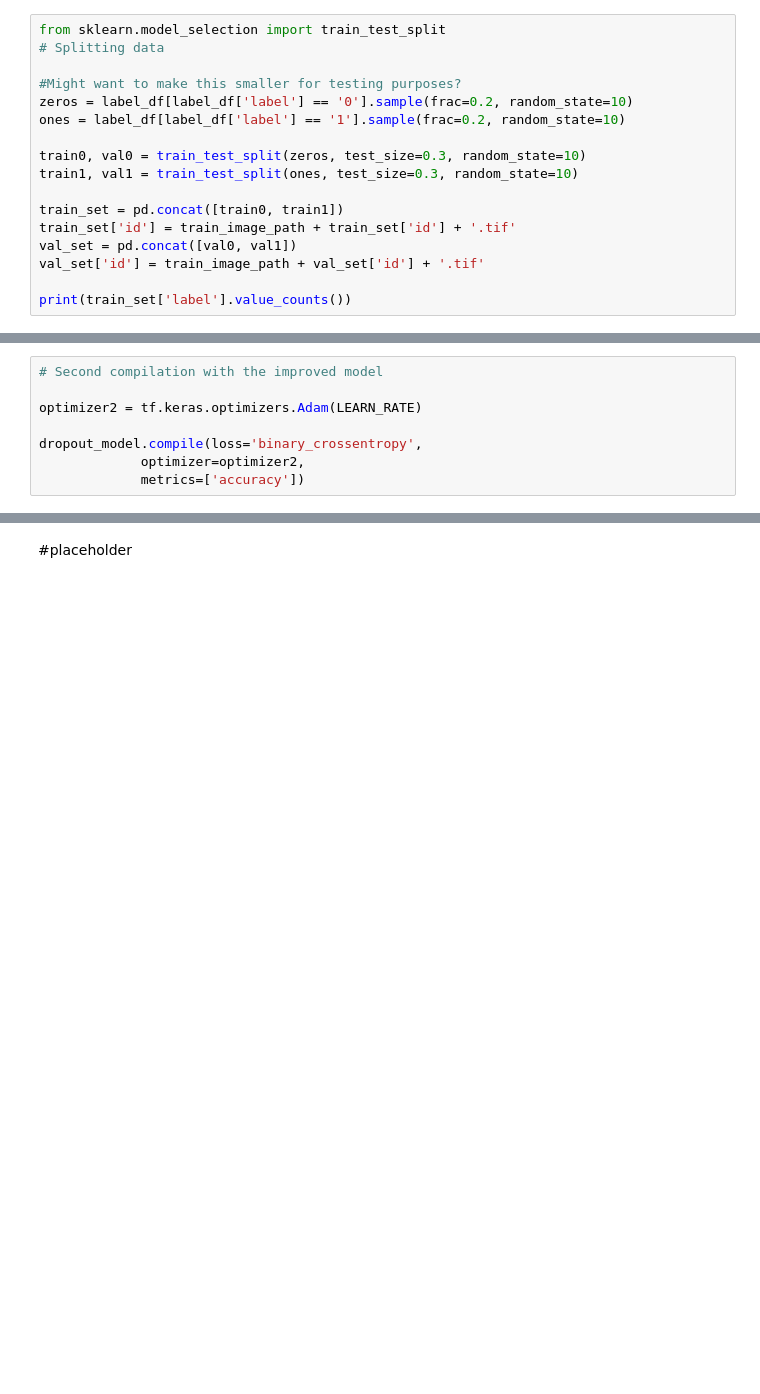
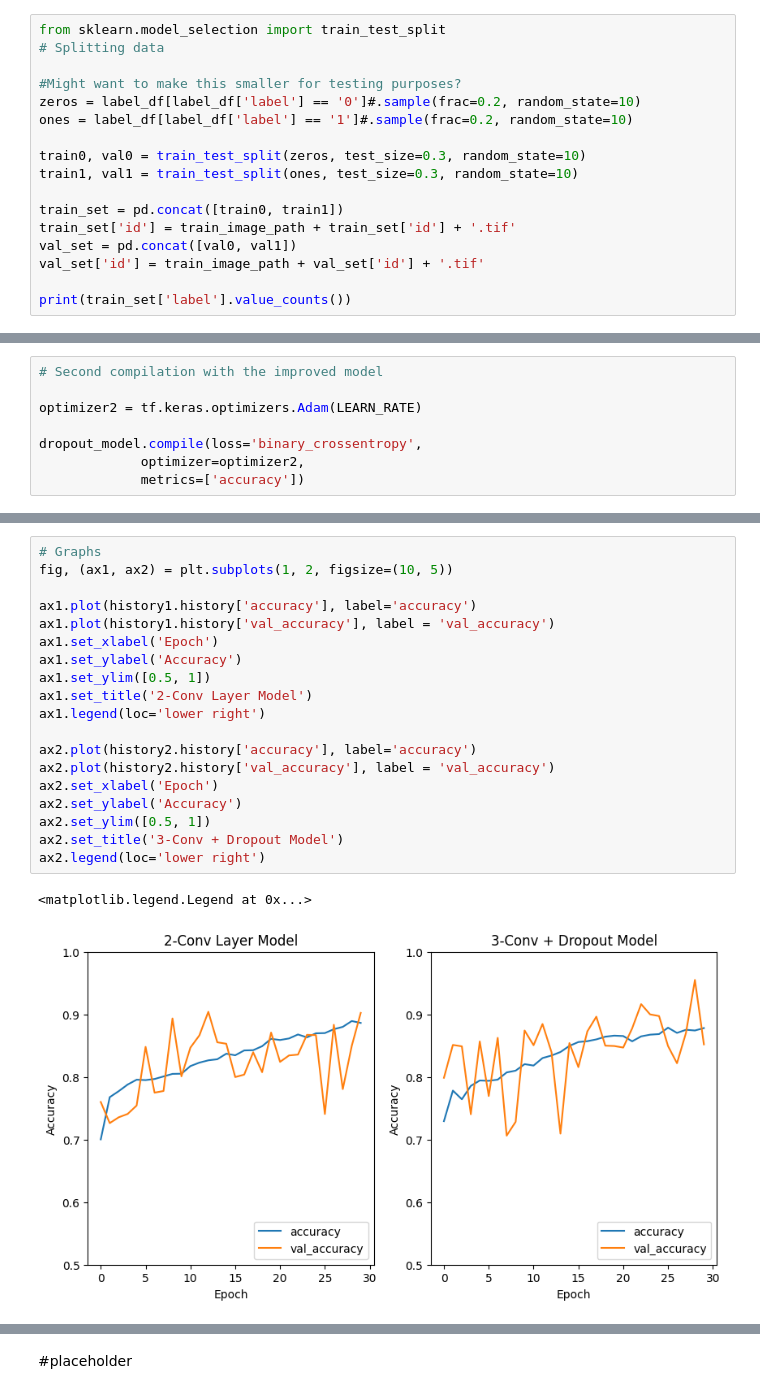
Before and after one commit to bxue2/Histopath-CNN, a Jupyter notebook: Histopath.ipynb, the cells around one changed output, grey strips where cells are left out. Cells and saved outputs as stored; diff of their text form; blank space fills up the shorter version.

Commit message:
Models 3 + 4

```diff
--- a/Histopath.ipynb
+++ b/Histopath.ipynb
@@ -106,8 +106,8 @@ from sklearn.model_selection import train_test_split
 # Splitting data
 
 #Might want to make this smaller for testing purposes?
-zeros = label_df[label_df['label'] == '0'].sample(frac=0.2, random_state=10)
-ones = label_df[label_df['label'] == '1'].sample(frac=0.2, random_state=10)
+zeros = label_df[label_df['label'] == '0']#.sample(frac=0.2, random_state=10)
+ones = label_df[label_df['label'] == '1']#.sample(frac=0.2, random_state=10)
 
 train0, val0 = train_test_split(zeros, test_size=0.3, random_state=10)
 train1, val1 = train_test_split(ones, test_size=0.3, random_state=10)
@@ -367 +376,23 @@ Epoch 30/30
+# %%
+# Graphs
+fig, (ax1, ax2) = plt.subplots(1, 2, figsize=(10, 5))
+
+ax1.plot(history1.history['accuracy'], label='accuracy')
+ax1.plot(history1.history['val_accuracy'], label = 'val_accuracy')
+ax1.set_xlabel('Epoch')
+ax1.set_ylabel('Accuracy')
+ax1.set_ylim([0.5, 1])
+ax1.set_title('2-Conv Layer Model')
+ax1.legend(loc='lower right')
+
+ax2.plot(history2.history['accuracy'], label='accuracy')
+ax2.plot(history2.history['val_accuracy'], label = 'val_accuracy')
+ax2.set_xlabel('Epoch')
+ax2.set_ylabel('Accuracy')
+ax2.set_ylim([0.5, 1])
+ax2.set_title('3-Conv + Dropout Model')
+ax2.legend(loc='lower right')
+# %% [output]
+<matplotlib.legend.Legend at 0x...>
+[figure, added]
 # %% [markdown]
```
Also changed, not shown: parts of 14 cells of this notebook.
